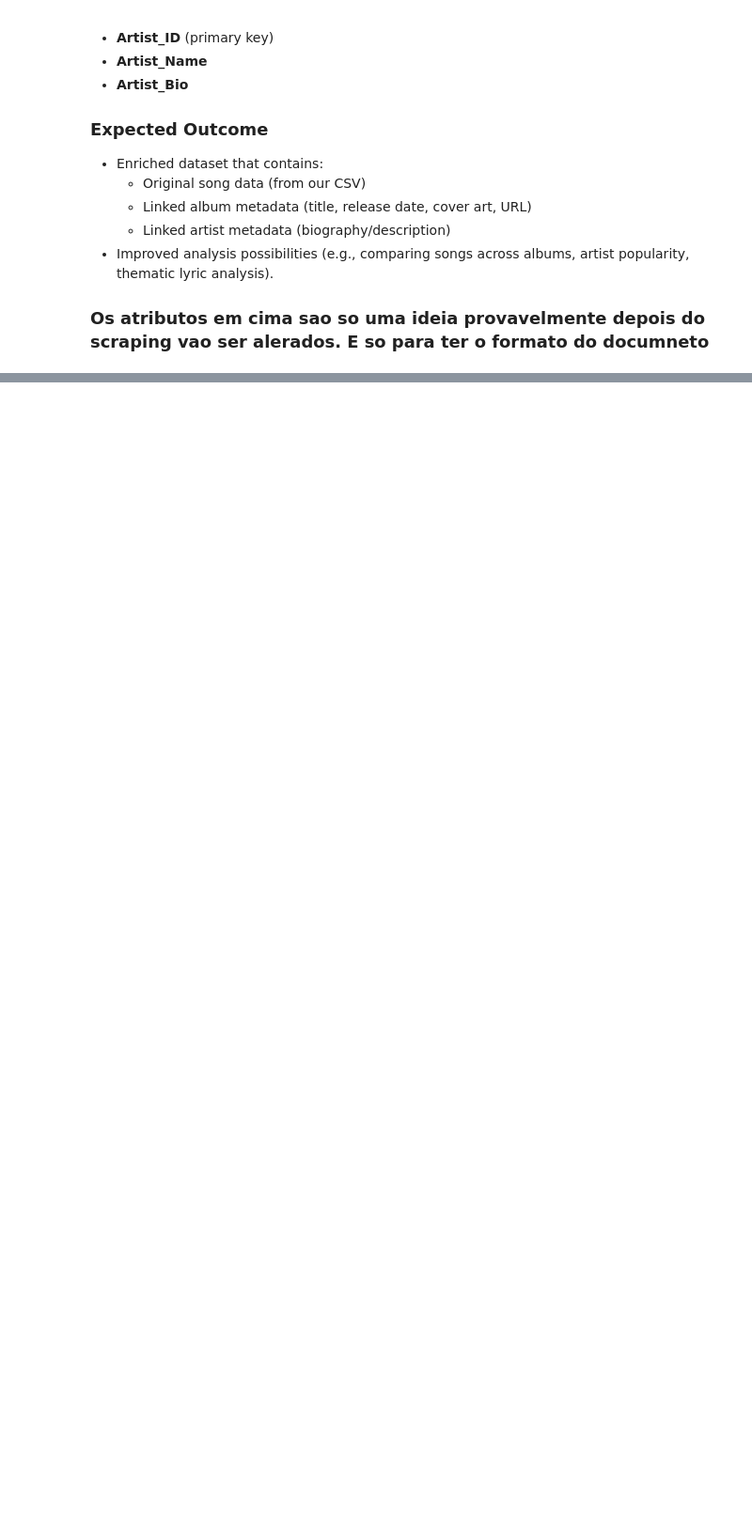
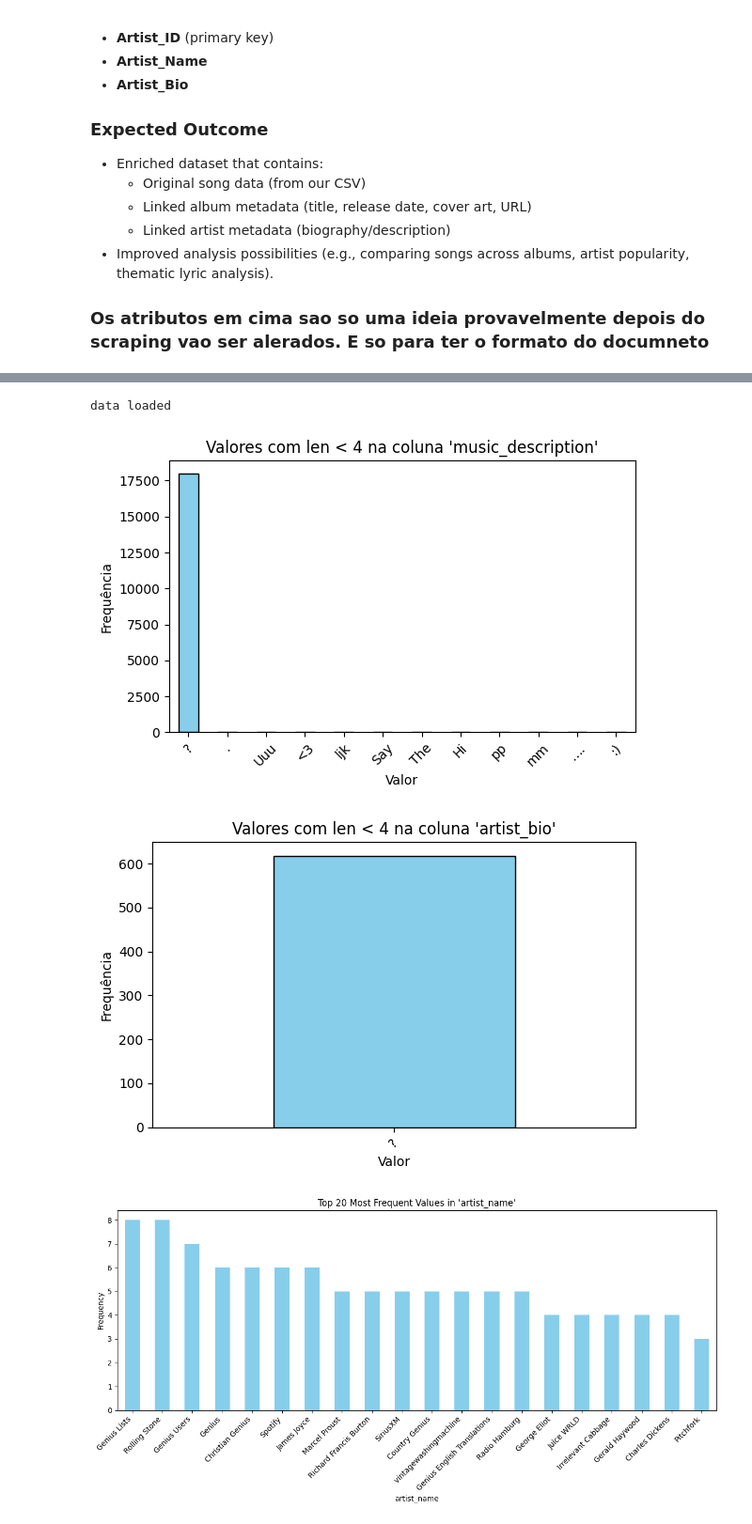
Before and after one commit to rodrigoribeiro09/Pri, a Jupyter notebook: src/MileStone1.ipynb, the cells around one changed output, grey strips where cells are left out. Shown at 94% size. Saved outputs shown, nothing was run; the diff lists cells and outputs as text; code cells hidden in the pictures; blank space fills up the shorter version.

```diff
--- a/src/MileStone1.ipynb
+++ b/src/MileStone1.ipynb
@@ -228,0 +220,17 @@ To improve data organization and scalability, we will structure the database int
+# %%
+import data_utils
+import importlib
+
+importlib.reload(data_utils)
+dfsong,csv_artist=data_utils.load_process_data()
+resultadoDescription =data_utils.count_short_values(dfsong, 'music_description')
+resultadoArtitsBio =data_utils.count_short_values(csv_artist, 'artist_bio')
+
+data_utils.plot_short_string_values(dfsong, 'music_description')
+data_utils.plot_short_string_values(csv_artist, 'artist_bio')
+data_utils.plot_column_frequency(csv_artist,"artist_name",20)
+# %% [output]
+data loaded
+[figure, added]
+[figure, added]
+[figure, added]
```
Also changed, not shown: parts of 2 cells of this notebook, 29 other files.
